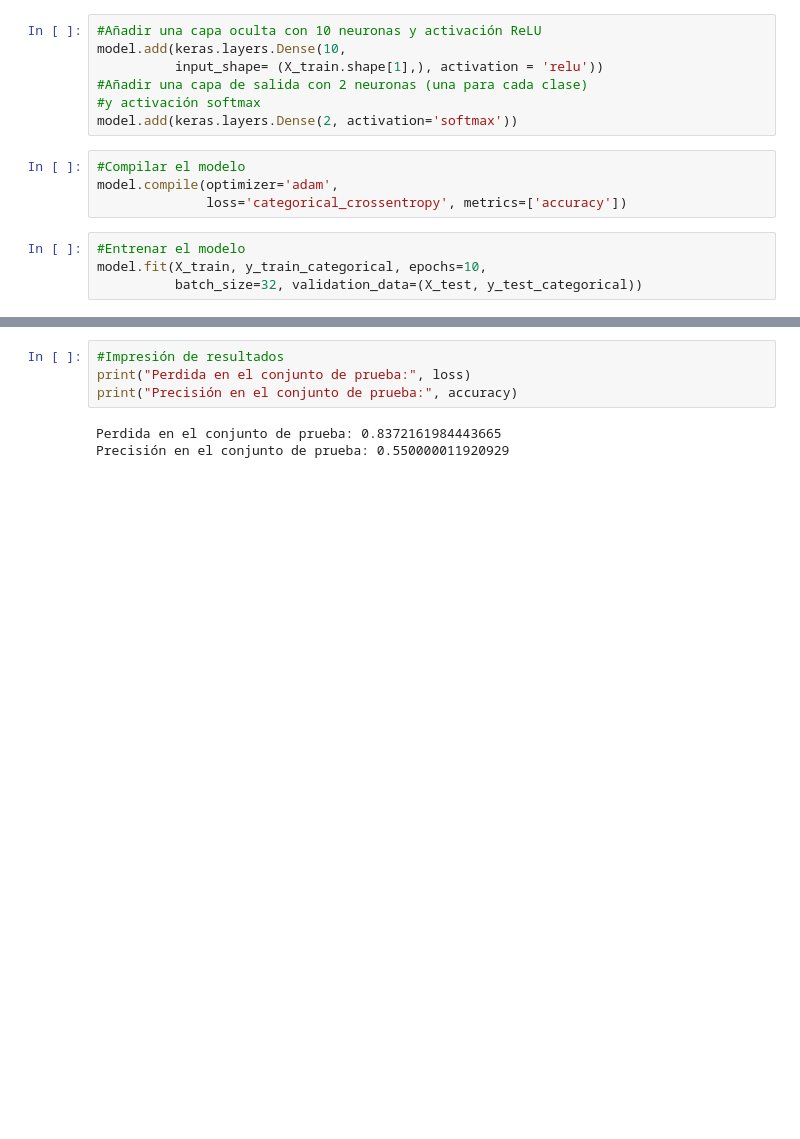
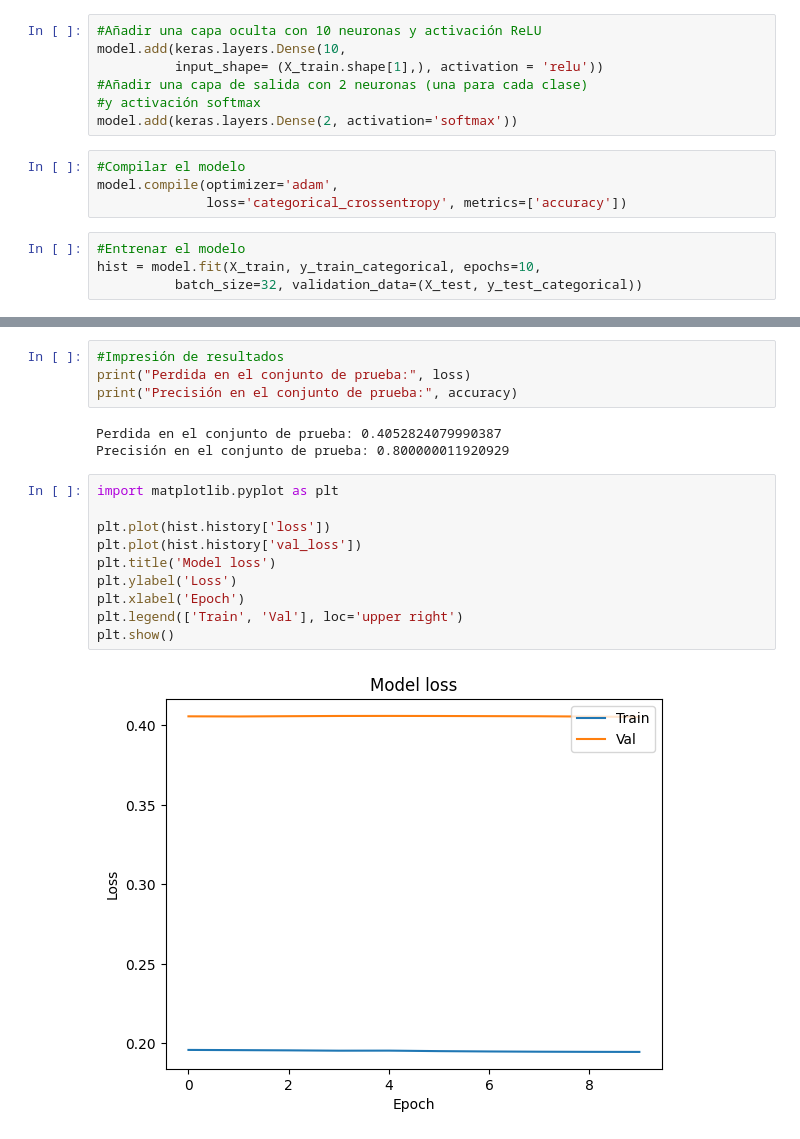
Before and after one commit to omoranav/Talento_Tech, a Jupyter notebook: Actividad_3_Ejercicio_práctico_red_neuronal_Keras.ipynb, the cells around one changed output, grey strips where cells are left out. Saved outputs shown, nothing was run; the diff lists cells and outputs as text; blank space fills up the shorter version.

```diff
--- a/Actividad_3_Ejercicio_práctico_red_neuronal_Keras.ipynb
+++ b/Actividad_3_Ejercicio_práctico_red_neuronal_Keras.ipynb
@@ -29,7 +68,7 @@ model.compile(optimizer='adam',
               loss='categorical_crossentropy', metrics=['accuracy'])
 # %%
 #Entrenar el modelo
-model.fit(X_train, y_train_categorical, epochs=10,
+hist = model.fit(X_train, y_train_categorical, epochs=10,
           batch_size=32, validation_data=(X_test, y_test_categorical))
 # %% [output]
 Epoch 1/10
@@ -63,7 +101,19 @@ loss, accuracy = model.evaluate(X_test, y_test_categorical)
 print("Perdida en el conjunto de prueba:", loss)
 print("Precisión en el conjunto de prueba:", accuracy)
 # %% [output]
-Perdida en el conjunto de prueba: 0.8372161984443665
-Precisión en el conjunto de prueba: 0.550000011920929
+Perdida en el conjunto de prueba: 0.4052824079990387
+Precisión en el conjunto de prueba: 0.800000011920929
+# %%
+import matplotlib.pyplot as plt
+
+plt.plot(hist.history['loss'])
+plt.plot(hist.history['val_loss'])
+plt.title('Model loss')
+plt.ylabel('Loss')
+plt.xlabel('Epoch')
+plt.legend(['Train', 'Val'], loc='upper right')
+plt.show()
+# %% [output]
+[figure, added]
 # %%
 #Entrenar el modelo con más épocas
```
Also changed, not shown: parts of 8 cells of this notebook, 2 other files.
